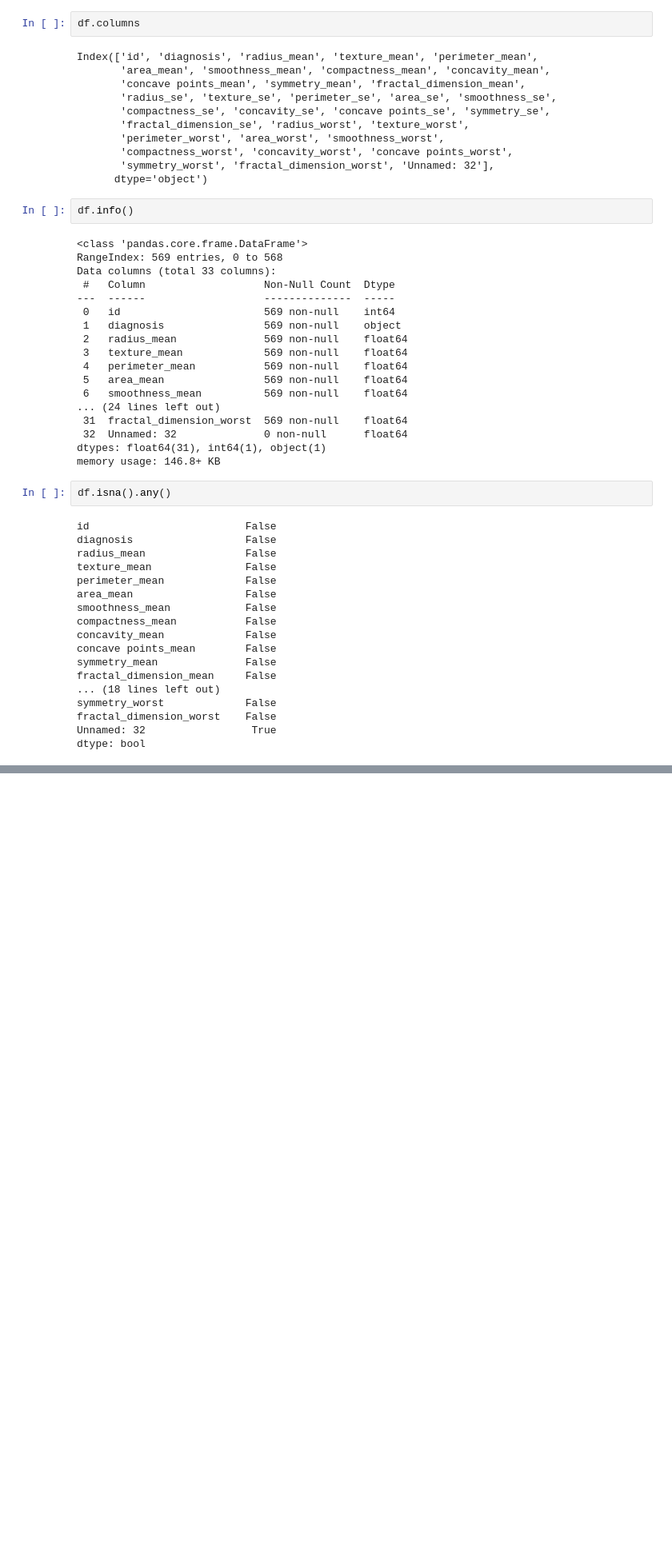
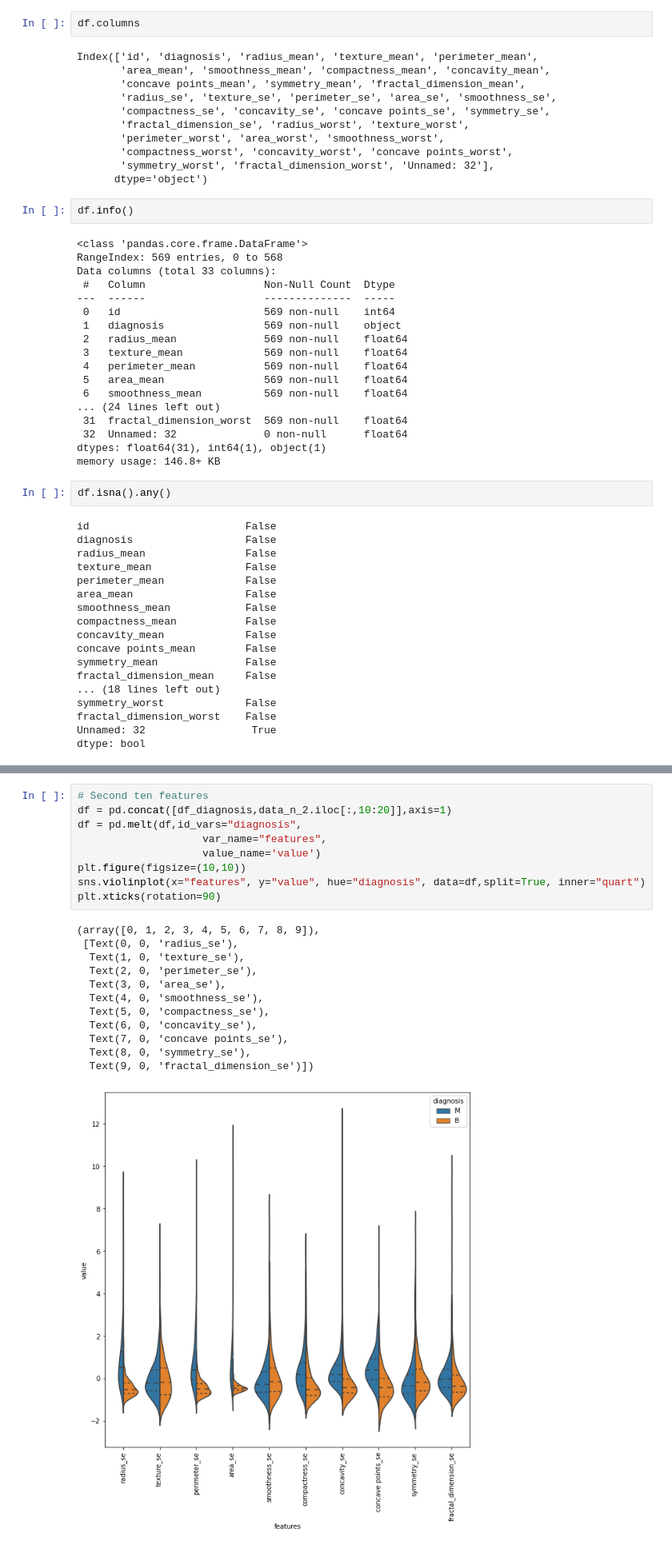
Before and after one commit to nardoshood/Causal-Inference, a Jupyter notebook: notebook/data_EDA.ipynb, the cells around one changed output, grey strips where cells are left out. Shown at 80% size. Drawn from its saved outputs; the diff is of its cells as text; blank space fills up the shorter version.

```diff
--- a/notebook/data_EDA.ipynb
+++ b/notebook/data_EDA.ipynb
@@ -103,0 +123,22 @@ df.describe()
+# %%
+# Second ten features
+df = pd.concat([df_diagnosis,data_n_2.iloc[:,10:20]],axis=1)
+df = pd.melt(df,id_vars="diagnosis",
+                    var_name="features",
+                    value_name='value')
+plt.figure(figsize=(10,10))
+sns.violinplot(x="features", y="value", hue="diagnosis", data=df,split=True, inner="quart")
+plt.xticks(rotation=90)
+# %% [output]
+(array([0, 1, 2, 3, 4, 5, 6, 7, 8, 9]),
+ [Text(0, 0, 'radius_se'),
+  Text(1, 0, 'texture_se'),
+  Text(2, 0, 'perimeter_se'),
+  Text(3, 0, 'area_se'),
+  Text(4, 0, 'smoothness_se'),
+  Text(5, 0, 'compactness_se'),
+  Text(6, 0, 'concavity_se'),
+  Text(7, 0, 'concave points_se'),
+  Text(8, 0, 'symmetry_se'),
+  Text(9, 0, 'fractal_dimension_se')])
+[figure, added]
```
Also changed, not shown: parts of 6 cells of this notebook.
